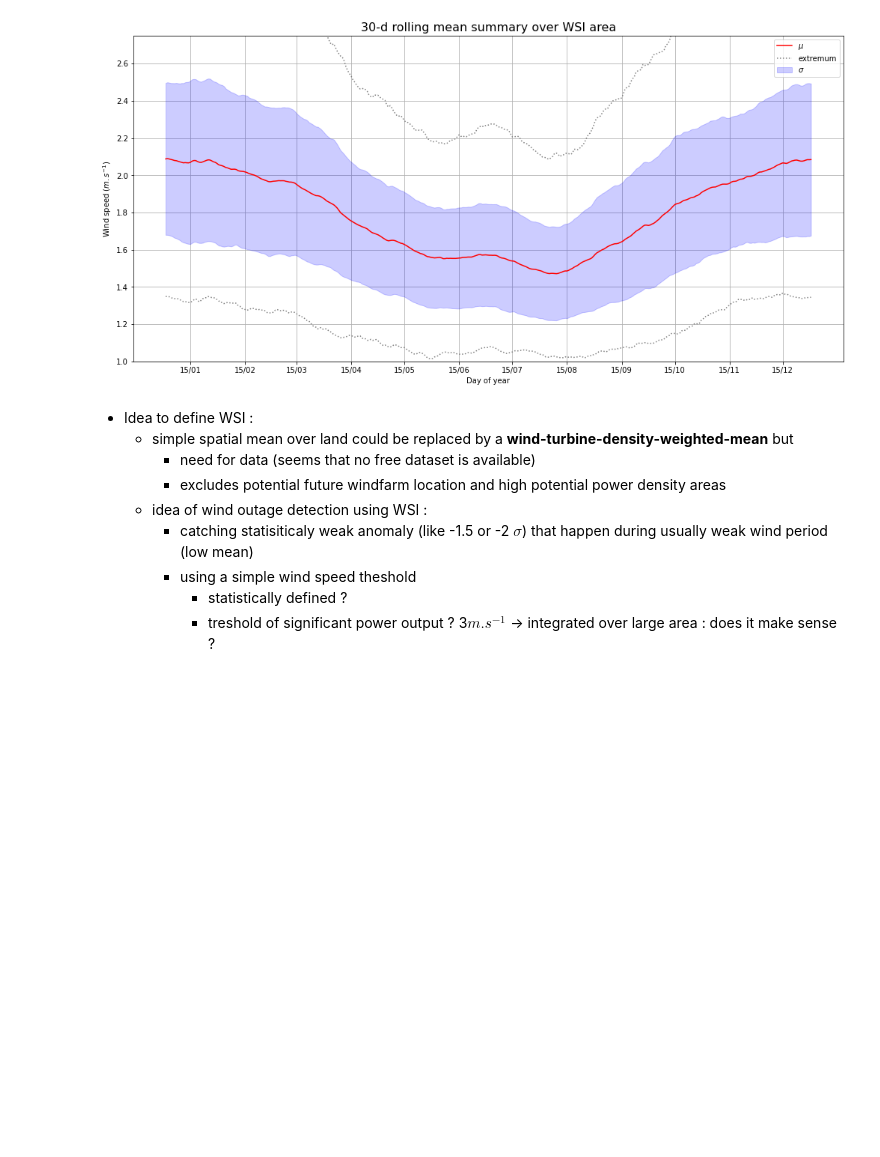
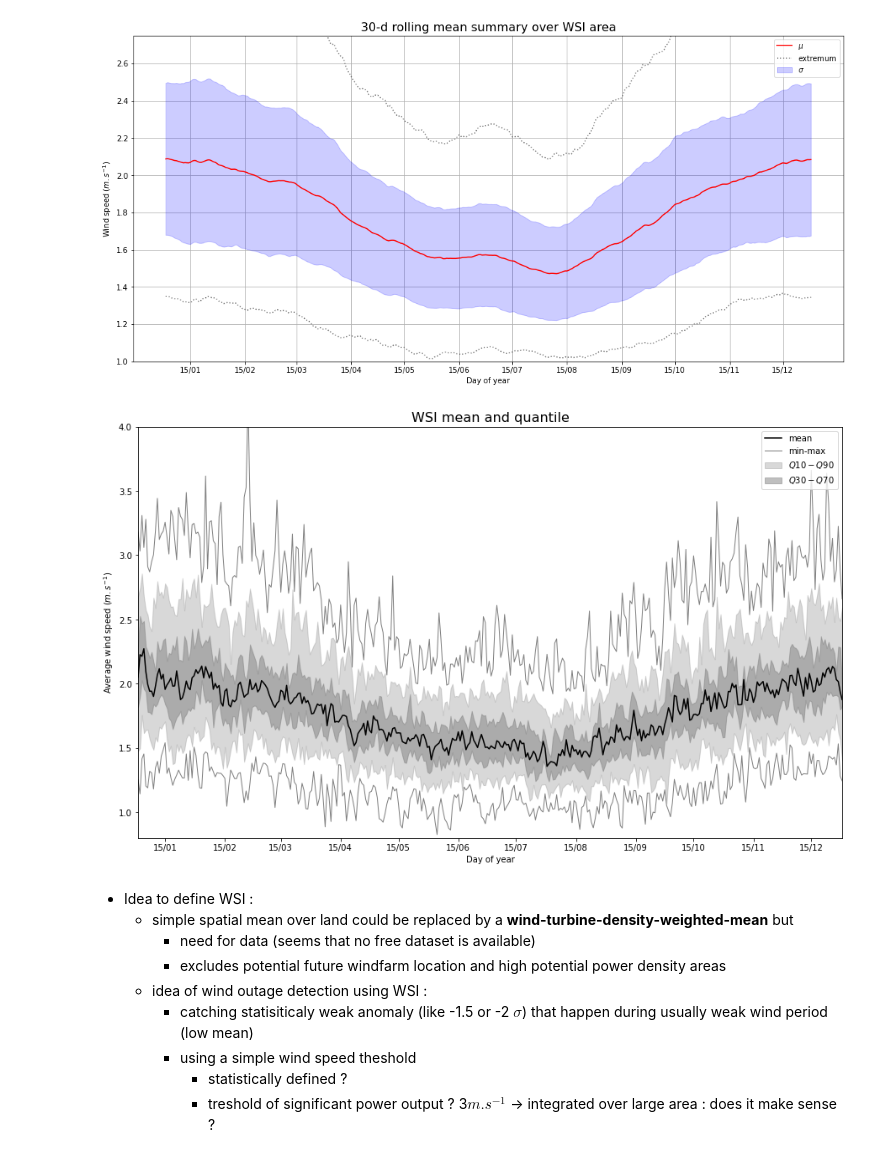
Before and after one commit to bchatelon/year_weather_regime, a Jupyter notebook: wind_outage.ipynb, the cells around one changed output. Drawn from its saved outputs; the diff is of its cells as text; code cells hidden in the pictures; blank space fills up the shorter version.

Commit message:
wsi mean qtl plot

```diff
--- a/wind_outage.ipynb
+++ b/wind_outage.ipynb
@@ -303,6 +303,32 @@ ax.legend()
 plt.show()
 # %% [output]
 [figure]
+# %%
+ws_index_dqtl = ws_index.groupby('time.dayofyear').quantile([0,0.1,0.3,0.5,0.7,0.9,1])
+# %%
+ws_index_dqtl = ws_index_dqtl.assign_coords({'date' : ('dayofyear', dates)}).drop_vars('dayofyear')
+# %%
+fig = plt.figure(figsize=(15, 9))
+
+ax = fig.add_subplot(1, 1, 1)
+ax.set_title('WSI mean and quantile', fontsize = 16)
+ax.plot(ws_index_dqtl.sel(quantile = '0.5').ws, color = 'black', label = 'mean')
+ax.plot(ws_index_dqtl.sel(quantile = '0').ws, lw = 1, color = 'gray')
+ax.plot(ws_index_dqtl.sel(quantile = '1').ws, lw = 1, color = 'gray', label = 'min-max')
+ax.fill_between(ws_index_dqtl.date, ws_index_dqtl.sel(quantile = '0.1').ws, ws_index_dqtl.sel(quantile = '0.9').ws, color = 'gray', alpha = 0.3, zorder = 2, label = '$Q10-Q90$')
+ax.fill_between(ws_index_dqtl.date, ws_index_dqtl.sel(quantile = '0.3').ws, ws_index_dqtl.sel(quantile = '0.7').ws, color = 'gray', alpha = 0.5, zorder = 2, label = '$Q30-Q70$')
+ax.set_xlabel('Day of year')
+ax.xaxis.set_major_locator(x_locator)
+ax.set_xlim(ws_index_dqtl.date[0], ws_index_dqtl.date[-1])
+ax.set_ylabel('Average wind speed ($m.s^{-1}$)')
+ax.set_ylim(0.8,4)
+ax.legend(loc = 'upper right')
+
+plt.savefig('figs_wind/wsi_mean-q.png')
+
+plt.show()
+# %% [output]
+[figure, added]
 # %% [markdown]
 + Idea to define WSI :
     + simple spatial mean over land could be replaced by a <b>wind-turbine-density-weighted-mean</b> but
```
